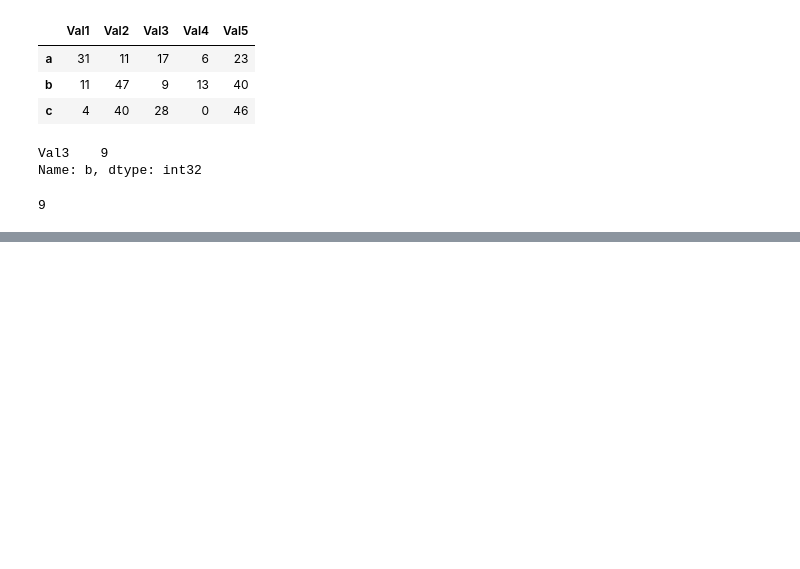
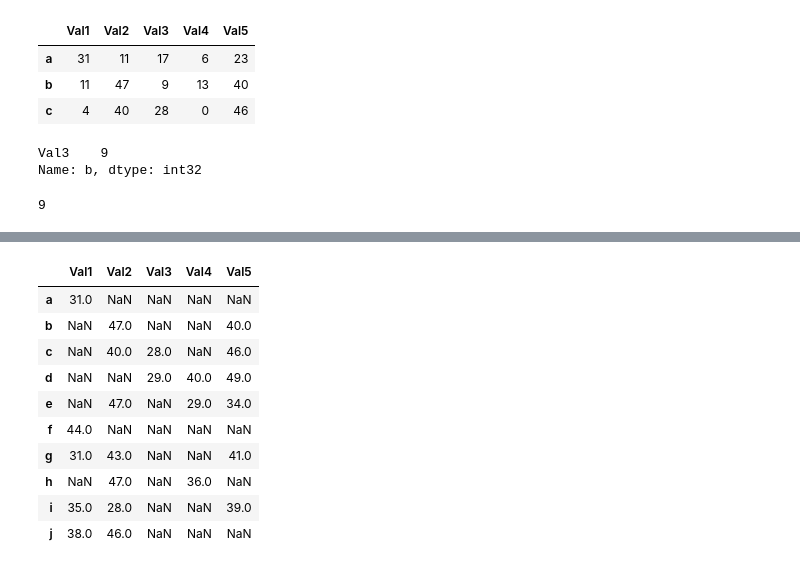
Before and after one commit to atibp1722/working-with-data, a Jupyter notebook: pandas-operations.ipynb, the cells around one changed output, grey strips where cells are left out. Saved outputs shown, nothing was run; the diff lists cells and outputs as text; code cells hidden in the pictures; blank space fills up the shorter version.

```diff
--- a/pandas-operations.ipynb
+++ b/pandas-operations.ipynb
@@ -155,0 +238,14 @@ df.iloc[1,2]
+# %%
+df[df>25]
+# %% [output]
+|  | Val1 | Val2 | Val3 | Val4 | Val5 |
+| a | 31.0 | NaN | NaN | NaN | NaN |
+| b | NaN | 47.0 | NaN | NaN | 40.0 |
+| c | NaN | 40.0 | 28.0 | NaN | 46.0 |
+| d | NaN | NaN | 29.0 | 40.0 | 49.0 |
+| e | NaN | 47.0 | NaN | 29.0 | 34.0 |
+| f | 44.0 | NaN | NaN | NaN | NaN |
+| g | 31.0 | 43.0 | NaN | NaN | 41.0 |
+| h | NaN | 47.0 | NaN | 36.0 | NaN |
+| i | 35.0 | 28.0 | NaN | NaN | 39.0 |
+| j | 38.0 | 46.0 | NaN | NaN | NaN |
```
Also changed, not shown: parts of 14 cells of this notebook.
